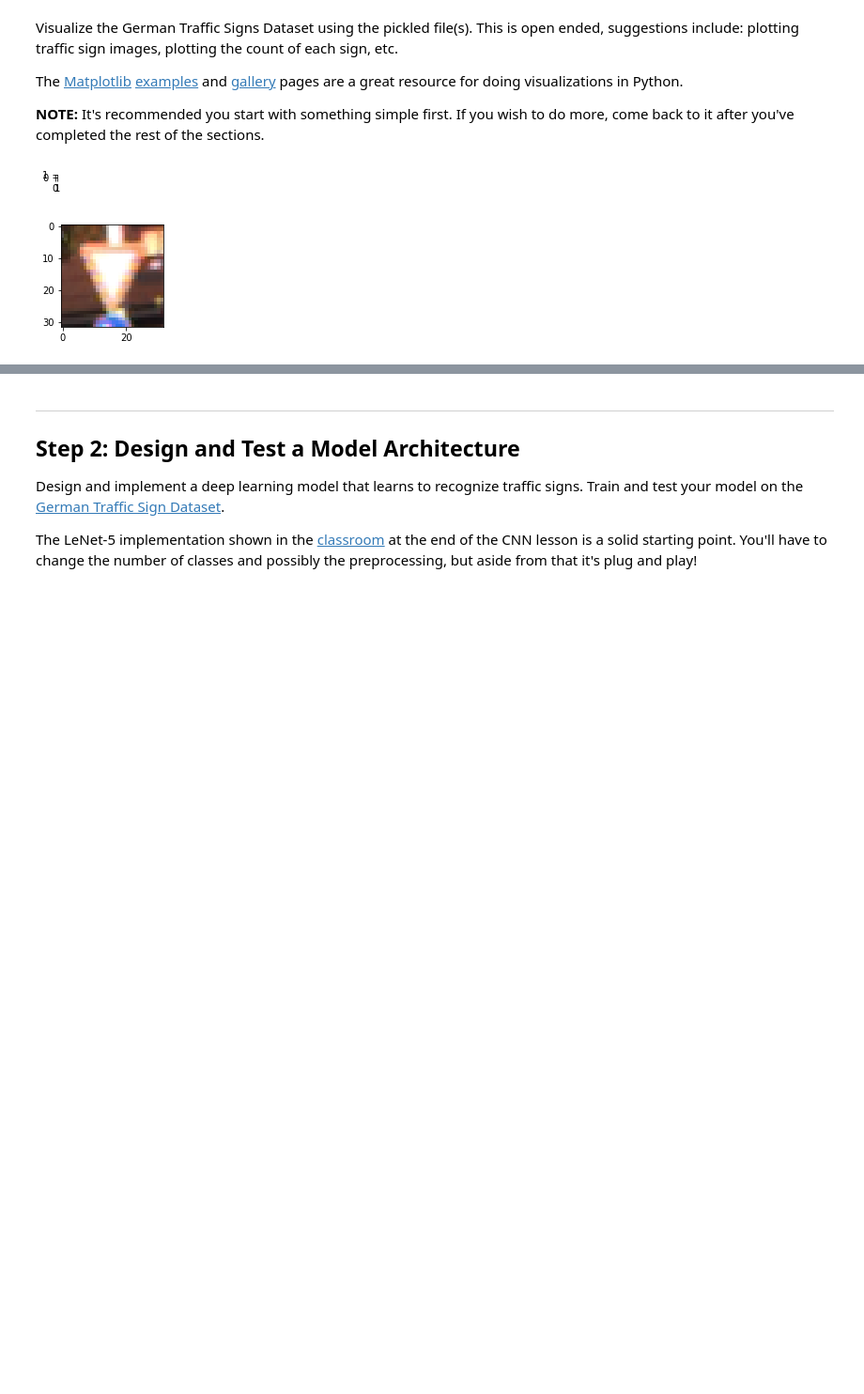
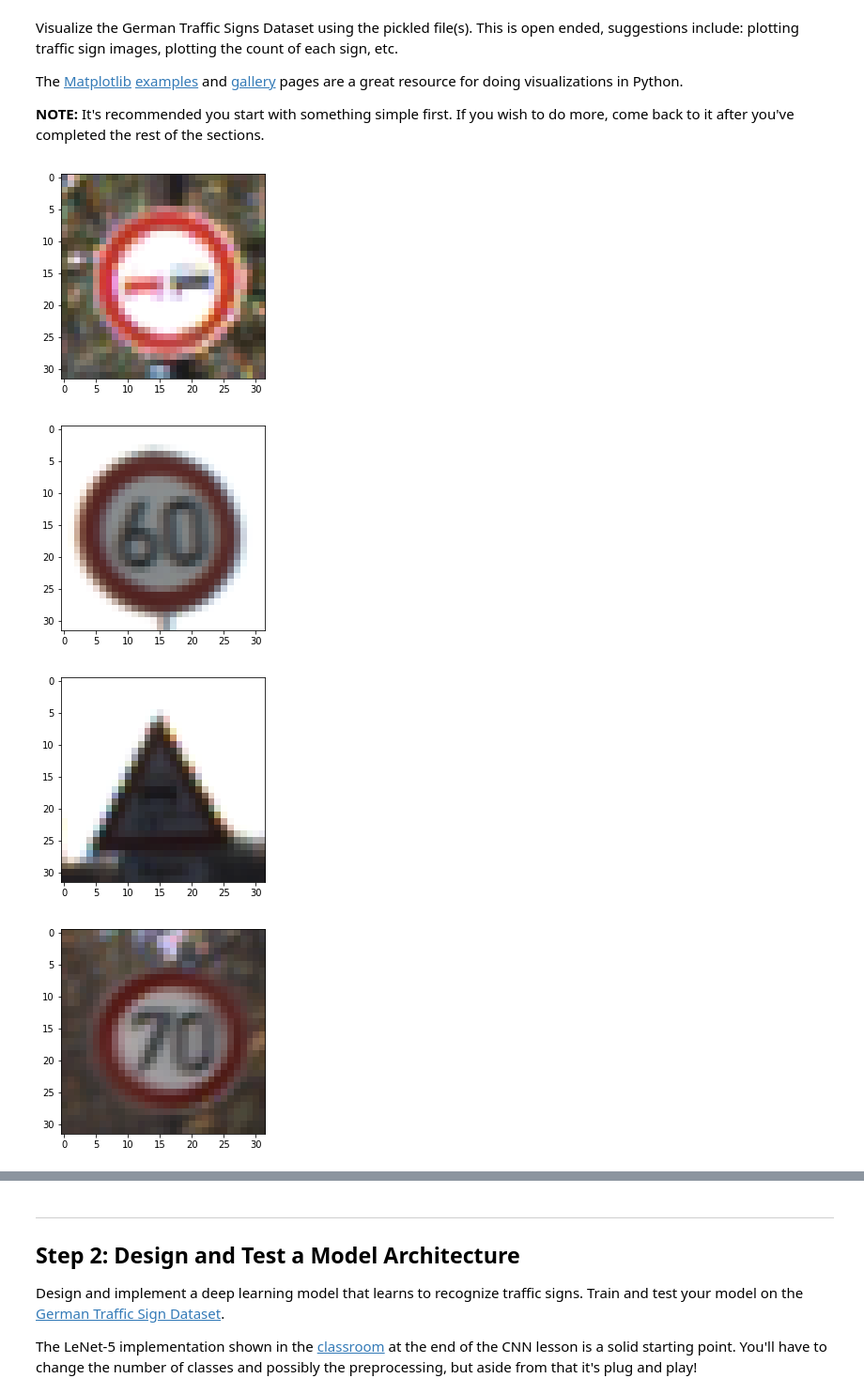
Before and after one commit to AntoniaSophia/CarND-Traffic-Sign-Classifier-Project, a Jupyter notebook: solution/Traffic_Sign_Classifier.ipynb, the cells around one changed output, grey strips where cells are left out. Shown at 94% size. Saved outputs shown, nothing was run; the diff lists cells and outputs as text; code cells hidden in the pictures; blank space fills up the shorter version.

```diff
--- a/solution/Traffic_Sign_Classifier.ipynb
+++ b/solution/Traffic_Sign_Classifier.ipynb
@@ -52,7 +52,7 @@ def import_trafficsign(archive_file):
 #
 # Load the traffic sign data from zipfile directly
 #
-archive_file = './../data/traffic-signs-data.zip'
+archive_file = './../../full_data/traffic-signs-data.zip'
 dataset = import_trafficsign(archive_file)
 
 X_train, y_train = dataset['X_train'], dataset['y_train']
@@ -106,26 +106,36 @@ The [Matplotlib](http://matplotlib.org/) [examples](http://matplotlib.org/exampl
 # %%
 # ## Visualize Data
 #
 # View a sample from the dataset.
 #
 import random
 import numpy as np
 import matplotlib.pyplot as plt
 import matplotlib
 
 image1 = X_train[random.randint(0, len(X_train))].squeeze()
 image2 = X_train[random.randint(0, len(X_train))].squeeze()
 image3 = X_train[random.randint(0, len(X_train))].squeeze()
 image4 = X_train[random.randint(0, len(X_train))].squeeze()
 image5 = X_train[random.randint(0, len(X_train))].squeeze()
 
-plt.figure(1, figsize=(2,2))
-plt.subplot(32,32, 5)
 
-plt.figure(figsize=(2,2))
-plt.imshow(image1, interpolation="nearest" )
-plt.imshow(image2, interpolation="nearest")
+plt.imshow(image1)
 plt.show()
+
+plt.imshow(image2)
+plt.show()
+
+plt.imshow(image3)
+plt.show()
+
+plt.imshow(image4)
+plt.show()
+
+plt.imshow(image5)
+plt.show()
 # %% [output]
-[figure, old version]
+[figure, new version]
-[figure, old version]
+[figure, new version]
+[figure, added]
+[figure, added]
```
Also changed, not shown: parts of 23 cells of this notebook, 9 other files.
